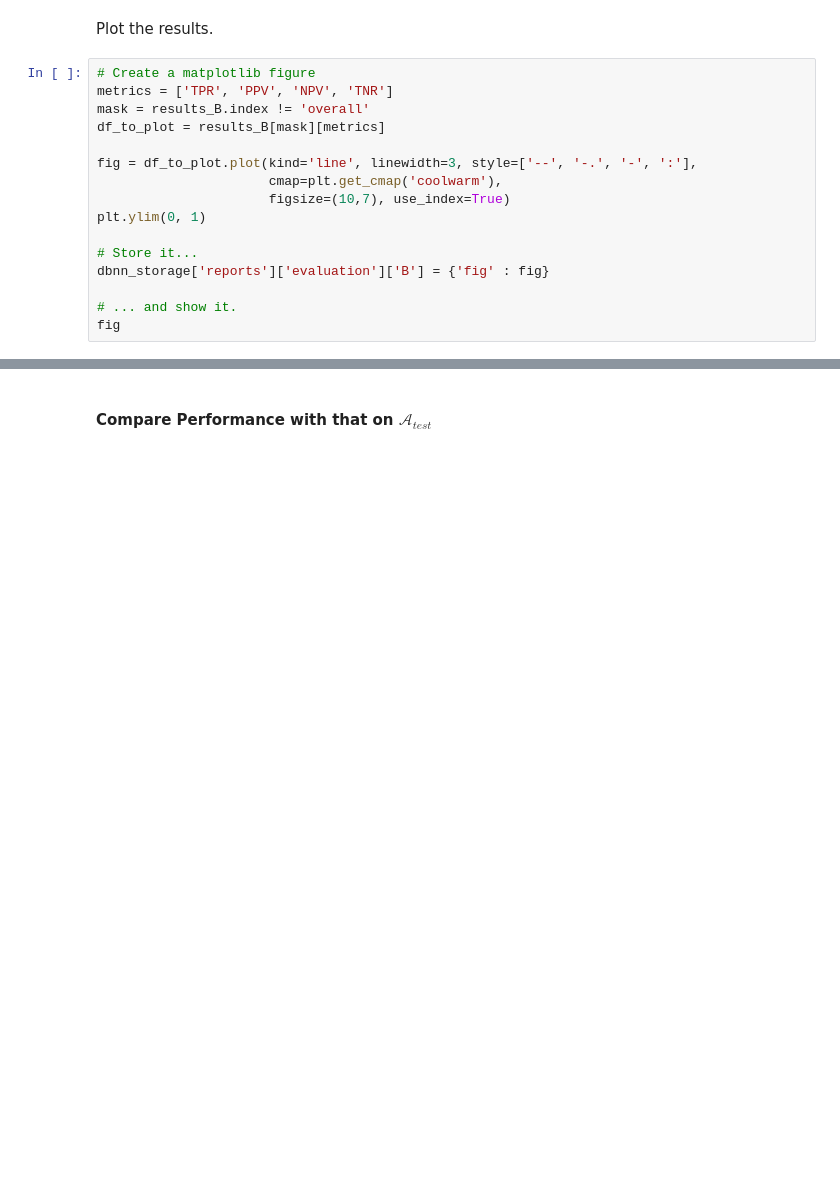
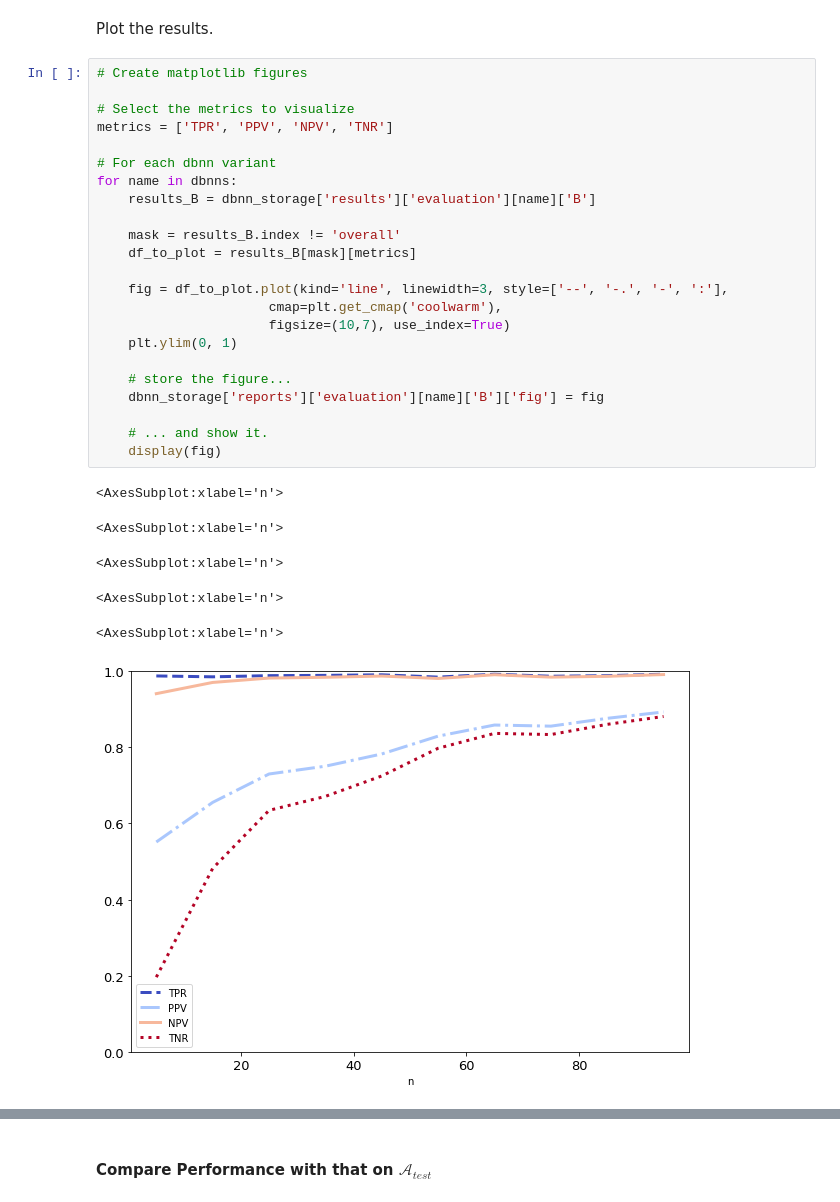
Before and after one commit to milos-simic/neural-normality, a Jupyter notebook: descriptor_based_neural_networks.ipynb, the cells around one changed output, grey strips where cells are left out. Cells and saved outputs as stored; diff of their text form; blank space fills up the shorter version.

```diff
--- a/descriptor_based_neural_networks.ipynb
+++ b/descriptor_based_neural_networks.ipynb
@@ -558,18 +1286,32 @@ print(latex)
 # %% [markdown]
 Plot the results.
 # %%
-# Create a matplotlib figure
+# Create matplotlib figures
+
+# Select the metrics to visualize
 metrics = ['TPR', 'PPV', 'NPV', 'TNR']
-mask = results_B.index != 'overall'
-df_to_plot = results_B[mask][metrics]
 
-fig = df_to_plot.plot(kind='line', linewidth=3, style=['--', '-.', '-', ':'],
+# For each dbnn variant
+for name in dbnns:
+    results_B = dbnn_storage['results']['evaluation'][name]['B']
+
+    mask = results_B.index != 'overall'
+    df_to_plot = results_B[mask][metrics]
+
+    fig = df_to_plot.plot(kind='line', linewidth=3, style=['--', '-.', '-', ':'],
                       cmap=plt.get_cmap('coolwarm'),
                       figsize=(10,7), use_index=True)
-plt.ylim(0, 1)
+    plt.ylim(0, 1)
 
-# Store it...
-dbnn_storage['reports']['evaluation']['B'] = {'fig' : fig}
+    # store the figure...
+    dbnn_storage['reports']['evaluation'][name]['B']['fig'] = fig
 
-# ... and show it.
-fig
+    # ... and show it.
+    display(fig)
+# %% [output]
+<AxesSubplot:xlabel='n'>
+<AxesSubplot:xlabel='n'>
+<AxesSubplot:xlabel='n'>
+<AxesSubplot:xlabel='n'>
+<AxesSubplot:xlabel='n'>
+[figure, added]
```
Also changed, not shown: parts of 120 cells of this notebook, 36 other files.
